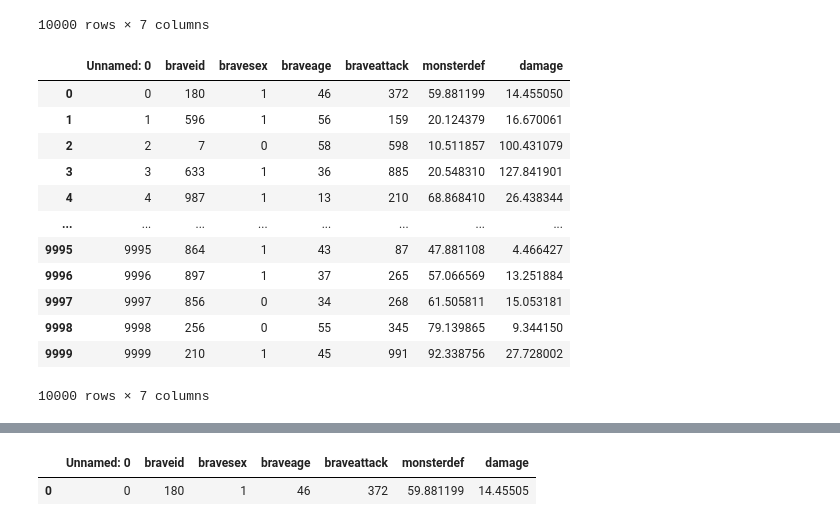
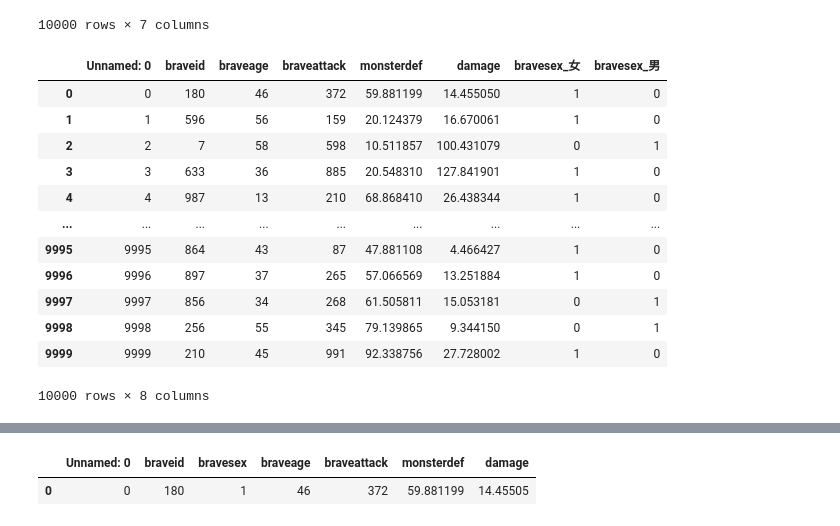
Before and after one commit to t-akzw/aws-samples, a Jupyter notebook: dd/第7回ちょっぴりDD事前準備.ipynb, the cells around one changed output, grey strips where cells are left out. Saved outputs shown, nothing was run; the diff lists cells and outputs as text; code cells hidden in the pictures.

```diff
--- a/dd/第7回ちょっぴりDD事前準備.ipynb
+++ b/dd/第7回ちょっぴりDD事前準備.ipynb
@@ -264,21 +213,20 @@ damage
 | 9998 | 9998 | 256 | 男 | 55 | 345 | 79.139865 | 9.344150 |
 | 9999 | 9999 | 210 | 女 | 45 | 991 | 92.338756 | 27.728002 |
 10000 rows × 7 columns
-# %%
-sex_mapping = { '男':0, '女':1 }
-damage['bravesex'] = damage['bravesex'].map(sex_mapping)
-damage
-# %% [output]
-|  | Unnamed: 0 | braveid | bravesex | braveage | braveattack | monsterdef | damage |
-| 0 | 0 | 180 | 1 | 46 | 372 | 59.881199 | 14.455050 |
-| 1 | 1 | 596 | 1 | 56 | 159 | 20.124379 | 16.670061 |
-| 2 | 2 | 7 | 0 | 58 | 598 | 10.511857 | 100.431079 |
-| 3 | 3 | 633 | 1 | 36 | 885 | 20.548310 | 127.841901 |
-| 4 | 4 | 987 | 1 | 13 | 210 | 68.868410 | 26.438344 |
-| ... | ... | ... | ... | ... | ... | ... | ... |
-| 9995 | 9995 | 864 | 1 | 43 | 87 | 47.881108 | 4.466427 |
-| 9996 | 9996 | 897 | 1 | 37 | 265 | 57.066569 | 13.251884 |
-| 9997 | 9997 | 856 | 0 | 34 | 268 | 61.505811 | 15.053181 |
-| 9998 | 9998 | 256 | 0 | 55 | 345 | 79.139865 | 9.344150 |
-| 9999 | 9999 | 210 | 1 | 45 | 991 | 92.338756 | 27.728002 |
-10000 rows × 7 columns
+# %%
+model_data = pd.get_dummies(damage)
+model_data
+# %% [output]
+|  | Unnamed: 0 | braveid | braveage | braveattack | monsterdef | damage | bravesex_女 | bravesex_男 |
+| 0 | 0 | 180 | 46 | 372 | 59.881199 | 14.455050 | 1 | 0 |
+| 1 | 1 | 596 | 56 | 159 | 20.124379 | 16.670061 | 1 | 0 |
+| 2 | 2 | 7 | 58 | 598 | 10.511857 | 100.431079 | 0 | 1 |
+| 3 | 3 | 633 | 36 | 885 | 20.548310 | 127.841901 | 1 | 0 |
+| 4 | 4 | 987 | 13 | 210 | 68.868410 | 26.438344 | 1 | 0 |
+| ... | ... | ... | ... | ... | ... | ... | ... | ... |
+| 9995 | 9995 | 864 | 43 | 87 | 47.881108 | 4.466427 | 1 | 0 |
+| 9996 | 9996 | 897 | 37 | 265 | 57.066569 | 13.251884 | 1 | 0 |
+| 9997 | 9997 | 856 | 34 | 268 | 61.505811 | 15.053181 | 0 | 1 |
+| 9998 | 9998 | 256 | 55 | 345 | 79.139865 | 9.344150 | 0 | 1 |
+| 9999 | 9999 | 210 | 45 | 991 | 92.338756 | 27.728002 | 1 | 0 |
+10000 rows × 8 columns
```
Also changed, not shown: parts of 14 cells of this notebook, 2 other files.
